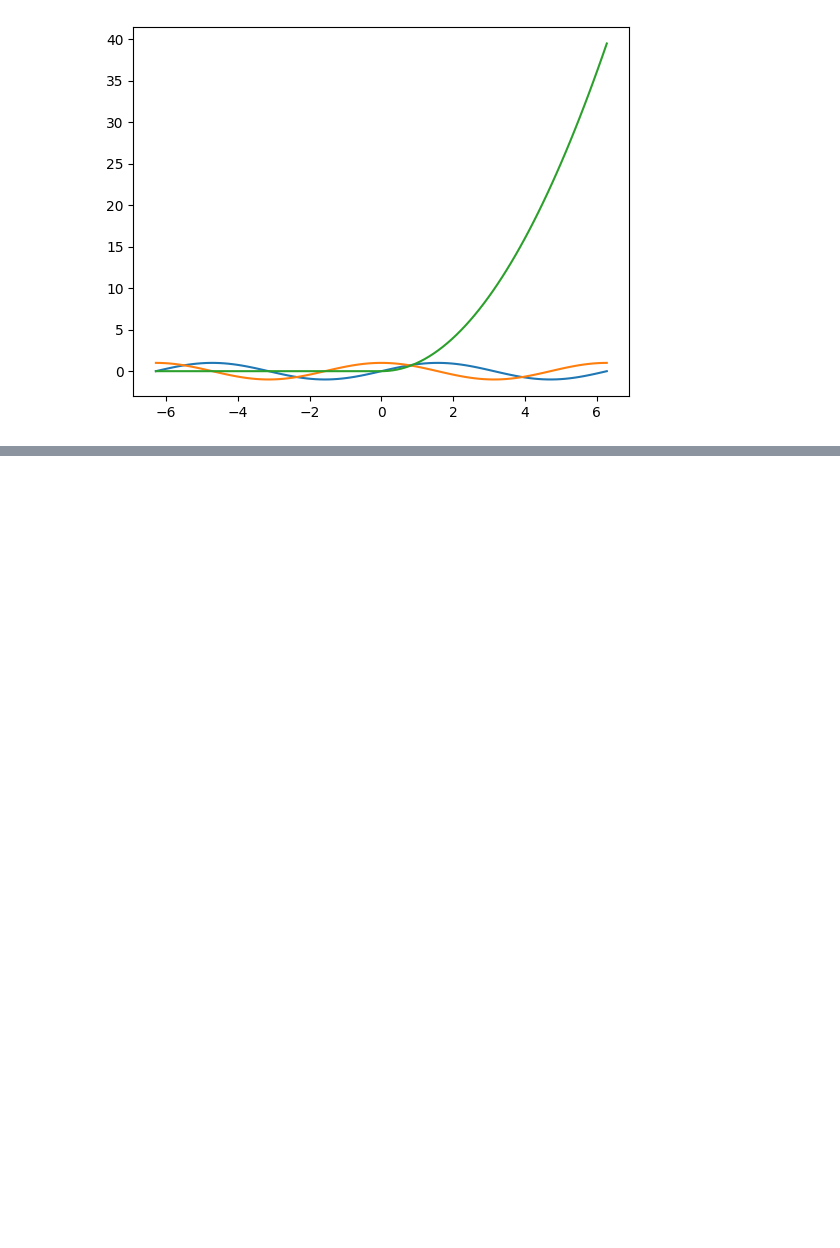
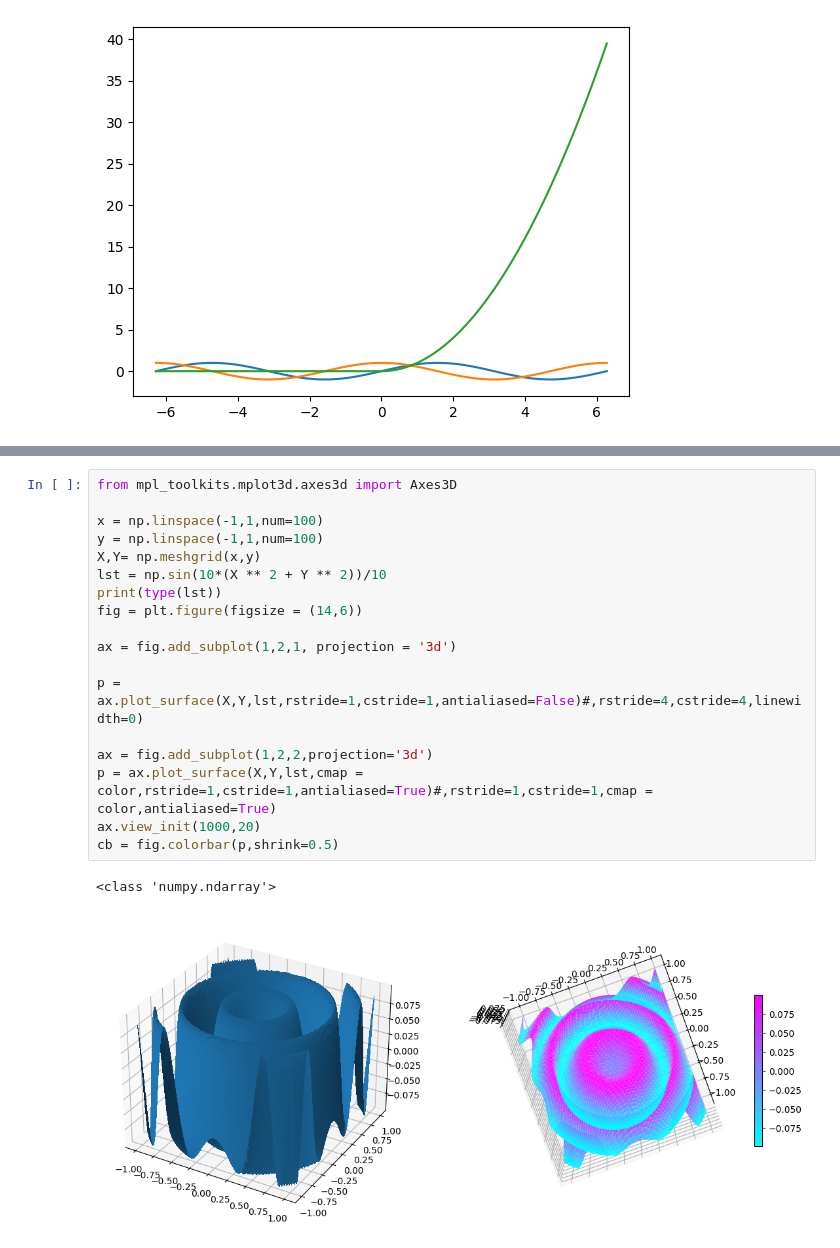
Before and after one commit to pxs4528/DATA-3401, a Jupyter notebook: Lab/Lab8/Lab8.ipynb, the cells around one changed output, grey strips where cells are left out. Saved outputs shown, nothing was run; the diff lists cells and outputs as text; blank space fills up the shorter version.

```diff
--- a/Lab/Lab8/Lab8.ipynb
+++ b/Lab/Lab8/Lab8.ipynb
@@ -22,0 +37,21 @@ plt.show()
+# %%
+from mpl_toolkits.mplot3d.axes3d import Axes3D
+
+x = np.linspace(-1,1,num=100)
+y = np.linspace(-1,1,num=100)
+X,Y= np.meshgrid(x,y)
+lst = np.sin(10*(X ** 2 + Y ** 2))/10
+print(type(lst))
+fig = plt.figure(figsize = (14,6))
+
+ax = fig.add_subplot(1,2,1, projection = '3d')
+
+p = ax.plot_surface(X,Y,lst,rstride=1,cstride=1,antialiased=False)#,rstride=4,cstride=4,linewidth=0)
+
+ax = fig.add_subplot(1,2,2,projection='3d')
+p = ax.plot_surface(X,Y,lst,cmap = color,rstride=1,cstride=1,antialiased=True)#,rstride=1,cstride=1,cmap = color,antialiased=True)
+ax.view_init(1000,20)
+cb = fig.colorbar(p,shrink=0.5)
+# %% [output]
+<class 'numpy.ndarray'>
+[figure, added]
```
Also changed, not shown: parts of 3 cells of this notebook.
